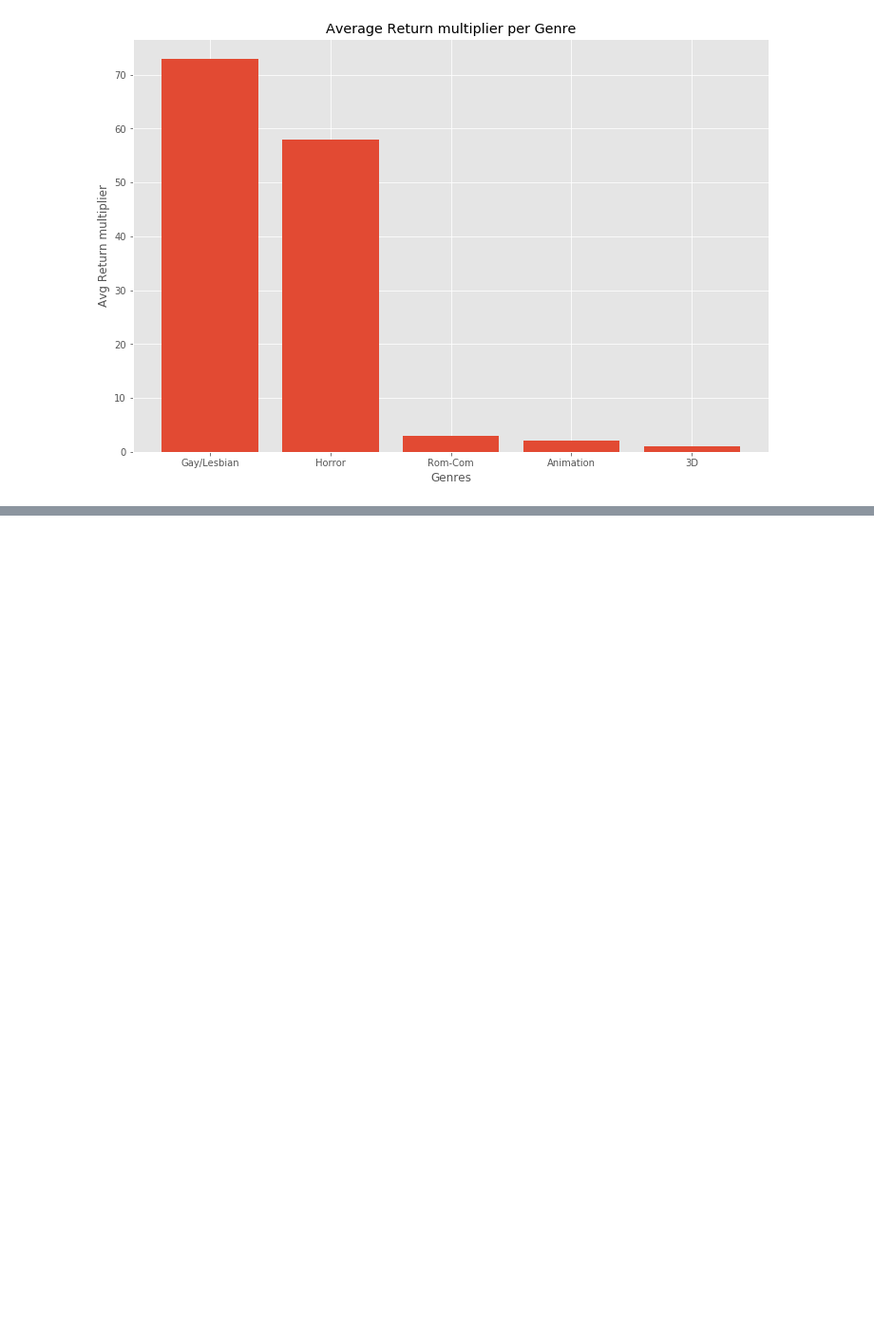
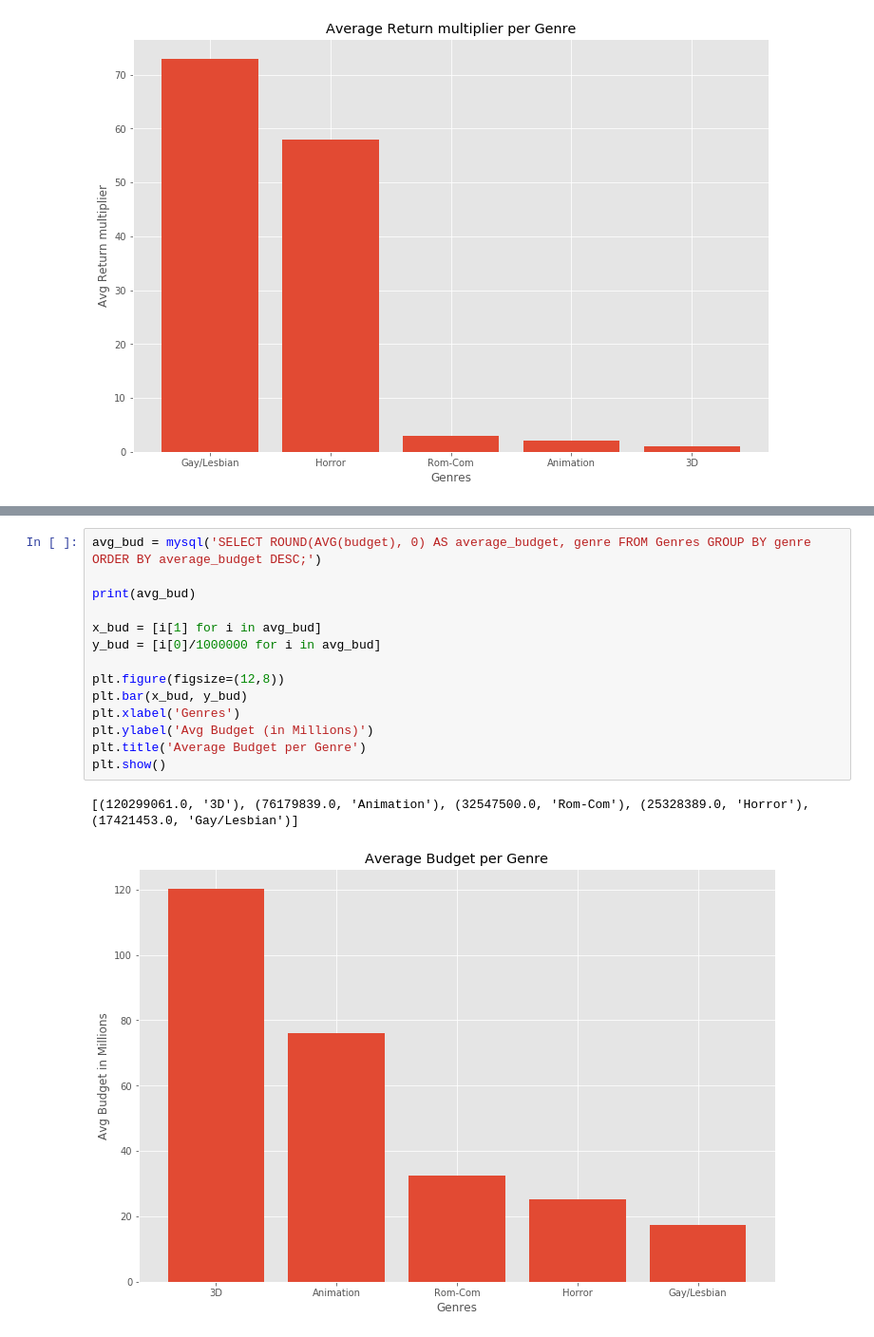
Before and after one commit to jkarma0920/MovieProject1, a Jupyter notebook: Movie_visualizer.ipynb, the cells around one changed output, grey strips where cells are left out. Shown: that part at 95% size. Cells and saved outputs as stored; diff of their text form; blank space fills up the shorter version.

```diff
--- a/Movie_visualizer.ipynb
+++ b/Movie_visualizer.ipynb
@@ -93,0 +120,17 @@ plt.show()
+# %%
+avg_bud = mysql('SELECT ROUND(AVG(budget), 0) AS average_budget, genre FROM Genres GROUP BY genre ORDER BY average_budget DESC;')
+
+print(avg_bud)
+
+x_bud = [i[1] for i in avg_bud]
+y_bud = [i[0]/1000000 for i in avg_bud]
+
+plt.figure(figsize=(12,8))
+plt.bar(x_bud, y_bud)
+plt.xlabel('Genres')
+plt.ylabel('Avg Budget (in Millions)')
+plt.title('Average Budget per Genre')
+plt.show()
+# %% [output]
+[(120299061.0, '3D'), (76179839.0, 'Animation'), (32547500.0, 'Rom-Com'), (25328389.0, 'Horror'), (17421453.0, 'Gay/Lesbian')]
+[figure, added]
```
Also changed, not shown: parts of 9 cells of this notebook, 2 other files.
